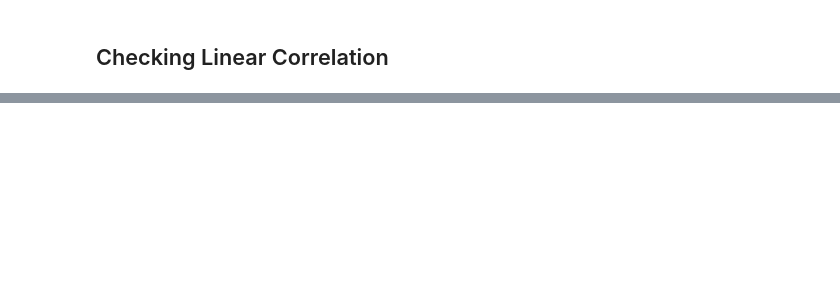
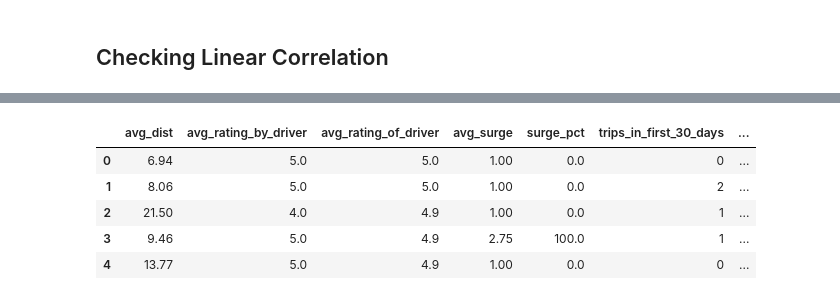
Before and after one commit to kuroodi/Churn_Analysis_Case_Study, a Jupyter notebook: eda/eda.ipynb, the cells around one changed output, grey strips where cells are left out. Drawn from its saved outputs; the diff is of its cells as text; code cells hidden in the pictures; blank space fills up the shorter version.

```diff
--- a/eda/eda.ipynb
+++ b/eda/eda.ipynb
@@ -223,3 +223,7 @@ churn_clean.groupby('churn').avg_distance_test.value_counts().unstack(0).plot.ba
+# %%
+churn_final = churn_clean
+
+churn_final['extreme_dist'] = (churn_clean['avg_distance_test'] != 1).astype(int)
 # %% [markdown]
 ## Checking Linear Correlation
 # %%
@@ -241,3 +247,12 @@ power_user               -0.222680
 phone_iPhone             -0.232897
 city_King's Landing      -0.269171
 Name: churn, dtype: float64
+# %%
+churn_final.head()
+# %% [output]
+|  | avg_dist | avg_rating_by_driver | avg_rating_of_driver | avg_surge | surge_pct | trips_in_first_30_days | ... |
+| 0 | 6.94 | 5.0 | 5.0 | 1.00 | 0.0 | 0 | ... |
+| 1 | 8.06 | 5.0 | 5.0 | 1.00 | 0.0 | 2 | ... |
+| 2 | 21.50 | 4.0 | 4.9 | 1.00 | 0.0 | 1 | ... |
+| 3 | 9.46 | 5.0 | 4.9 | 2.75 | 100.0 | 1 | ... |
+| 4 | 13.77 | 5.0 | 4.9 | 1.00 | 0.0 | 0 | ... |
```
Also changed, not shown: parts of 2 cells of this notebook.
